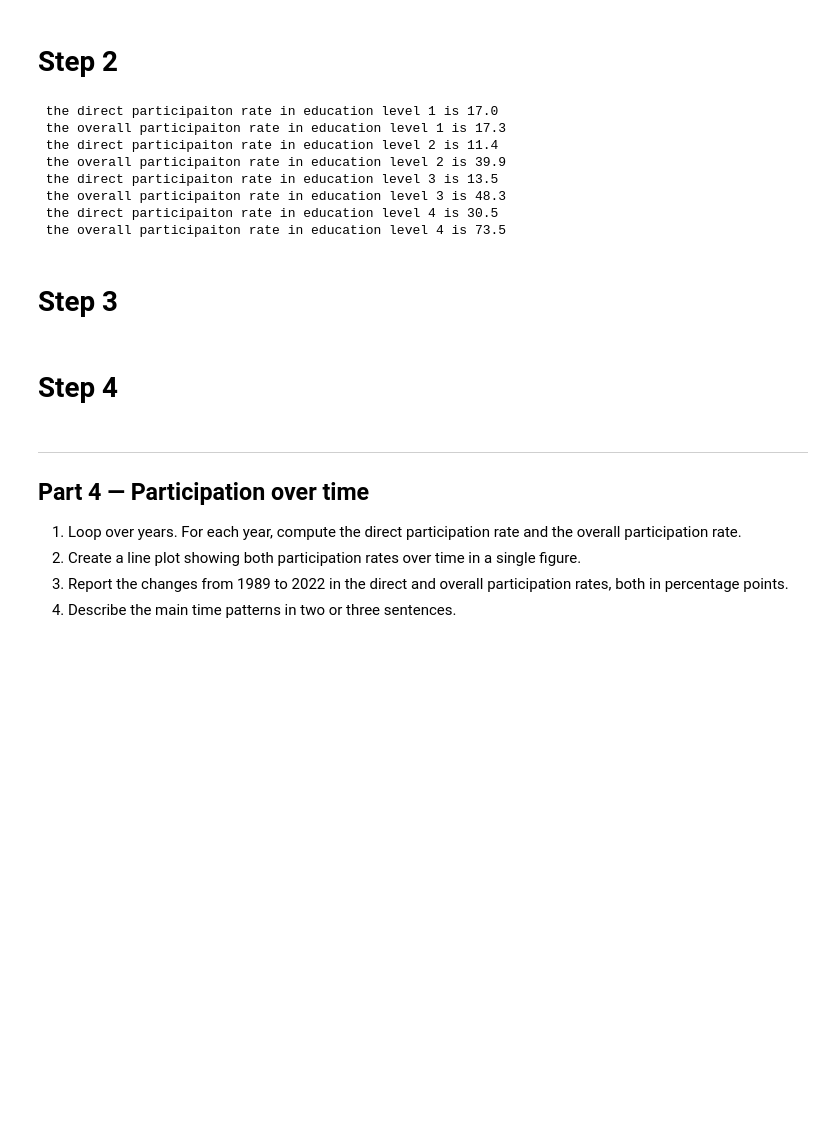
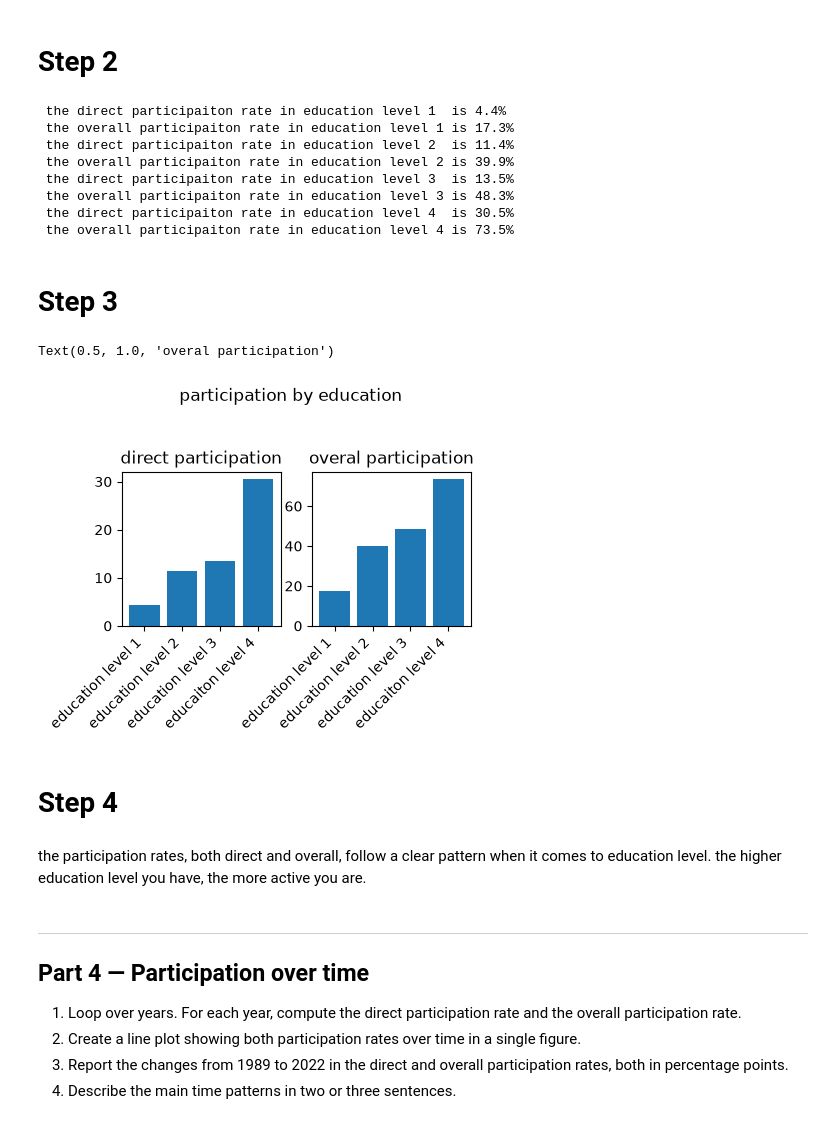
Before and after one commit to lirikardsen-jpg/TECH2-H26-assingment3, a Jupyter notebook: assignment3.ipynb, the cells around one changed output. Drawn from its saved outputs; the diff is of its cells as text; code cells hidden in the pictures; blank space fills up the shorter version.

Commit message:
part 3 done

```diff
--- a/assignment3.ipynb
+++ b/assignment3.ipynb
@@ -222,7 +222,7 @@ def participation_rate(indicator):
 
     percentage = (participants/len(indicator))*100
 
-    return (f"{percentage} %")
+    return (round(percentage,1))
 # %% [markdown]
 # Step 2
 # %%
@@ -294,30 +270,51 @@ print (f' the overall participaiton rate in education level 4 is {overall_part_4
 # %% [markdown]
 # Step 2
 # %%
-print (f' the direct participaiton rate in education level 1 is {direct_part.round(1)}')
-print (f' the overall participaiton rate in education level 1 is {overall_part_1.round(1)}')
 
-print (f' the direct participaiton rate in education level 2 is {direct_part_2.round(1)}')
-print (f' the overall participaiton rate in education level 2 is {overall_part_2.round(1)}')
 
-print (f' the direct participaiton rate in education level 3 is {direct_part_3.round(1)}')
-print (f' the overall participaiton rate in education level 3 is {overall_part_3.round(1)}')
+for educ_level in [1,2,3,4]:
 
-print (f' the direct participaiton rate in education level 4 is {direct_part_4.round(1)}')
-print (f' the overall participaiton rate in education level 4 is {overall_part_4.round(1)}')
+    print (f' the direct participaiton rate in education level {educ_level}  is {direct_rates[educ_level-1]}%')
+    print (f' the overall participaiton rate in education level {educ_level} is {overall_rates[educ_level-1]}%')
 # %% [output]
- the direct participaiton rate in education level 1 is 17.0
- the overall participaiton rate in education level 1 is 17.3
- the direct participaiton rate in education level 2 is 11.4
- the overall participaiton rate in education level 2 is 39.9
- the direct participaiton rate in education level 3 is 13.5
- the overall participaiton rate in education level 3 is 48.3
- the direct participaiton rate in education level 4 is 30.5
- the overall participaiton rate in education level 4 is 73.5
+ the direct participaiton rate in education level 1  is 4.4%
+ the overall participaiton rate in education level 1 is 17.3%
+ the direct participaiton rate in education level 2  is 11.4%
+ the overall participaiton rate in education level 2 is 39.9%
+ the direct participaiton rate in education level 3  is 13.5%
+ the overall participaiton rate in education level 3 is 48.3%
+ the direct participaiton rate in education level 4  is 30.5%
+ the overall participaiton rate in education level 4 is 73.5%
 # %% [markdown]
 # Step 3
+# %%
+# creating the figure
+fig, axes = plt.subplots(1,2,figsize=(4.5,2))
+
+labels = ['education level 1', 'education level 2', 'education level 3','educaiton level 4']
+
+#give my values to a variable i can use when plotting my bar chart
+values1 = direct_rates
+values2 = overall_rates
+
+#plots the bar chart
+axes[0].bar(labels,values1, label = 'participation rate')
+axes[1].bar(labels,values2, label = 'participation rate')
+
+axes[0].set_xticklabels(labels, rotation=45, ha = 'right')
+axes[1].set_xticklabels(labels, rotation=45, ha = 'right')
+
+#put on title, and move the suptitle higher up
+fig.suptitle("participation by education", y =1.3)
+axes[0].set_title("direct participation")
+axes[1].set_title("overal participation")
+# %% [output]
+Text(0.5, 1.0, 'overal participation')
+[figure, added]
 # %% [markdown]
 # Step 4
+# %% [markdown]
+the participation rates, both direct and overall, follow a clear pattern when it comes to education level. the higher education level you have, the more active you are.
 # %% [markdown]
 ***
 ## Part 4 — Participation over time
```
Also changed, not shown: parts of 4 cells of this notebook.
